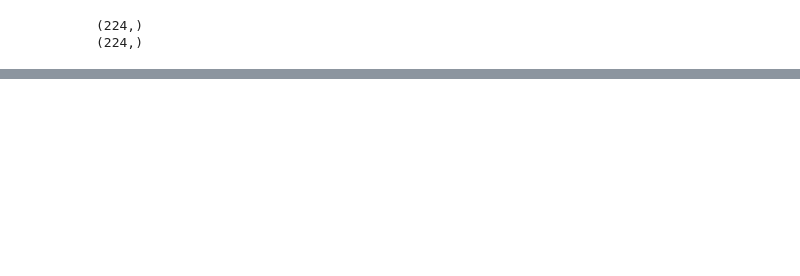
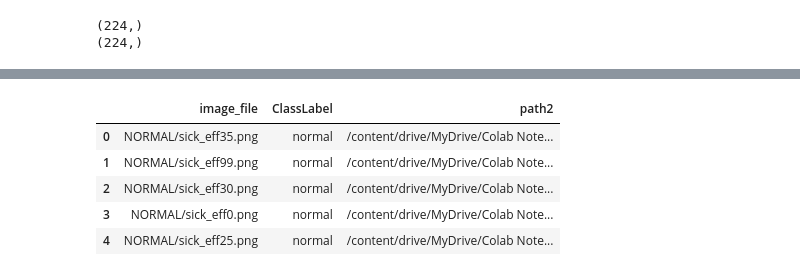
Before and after one commit to brijw/deeplearning_ultrasound_diagnosis, a Jupyter notebook: depthcon.ipynb, the cells around one changed output, grey strips where cells are left out. Saved outputs shown, nothing was run; the diff lists cells and outputs as text; code cells hidden in the pictures; blank space fills up the shorter version.

```diff
--- a/depthcon.ipynb
+++ b/depthcon.ipynb
@@ -633,0 +712,24 @@ Precision of the model on dataset2 is 0.50
+# %%
+levels = ['NORMAL', 'SICK']
+path2 = "/content/drive/MyDrive/Colab Notebooks/deep_learning_project/datasets/deep_learning_project/dataset2/images"
+data_dir2 = os.path.join(path2)
+
+data2 = []
+for id, level in enumerate(levels):
+    for file in os.listdir(os.path.join(data_dir2, level)):
+        data2.append(['{}/{}'.format(level, file), level])
+
+data2 = pd.DataFrame(data2, columns = ['image_file', 'ClassLabel'])
+
+data2['path2'] = path2 + '/' + data2['image_file']
+data2['ClassLabel'] = data2['ClassLabel'].map({'NORMAL': 'normal', 'SICK': 'sick'})
+samples = 224
+
+data2.head()
+# %% [output]
+|  | image_file | ClassLabel | path2 |
+| 0 | NORMAL/sick_eff35.png | normal | /content/drive/MyDrive/Colab Note... |
+| 1 | NORMAL/sick_eff99.png | normal | /content/drive/MyDrive/Colab Note... |
+| 2 | NORMAL/sick_eff30.png | normal | /content/drive/MyDrive/Colab Note... |
+| 3 | NORMAL/sick_eff0.png | normal | /content/drive/MyDrive/Colab Note... |
+| 4 | NORMAL/sick_eff25.png | normal | /content/drive/MyDrive/Colab Note... |
```
Also changed, not shown: parts of 41 cells of this notebook, 4 other files.
